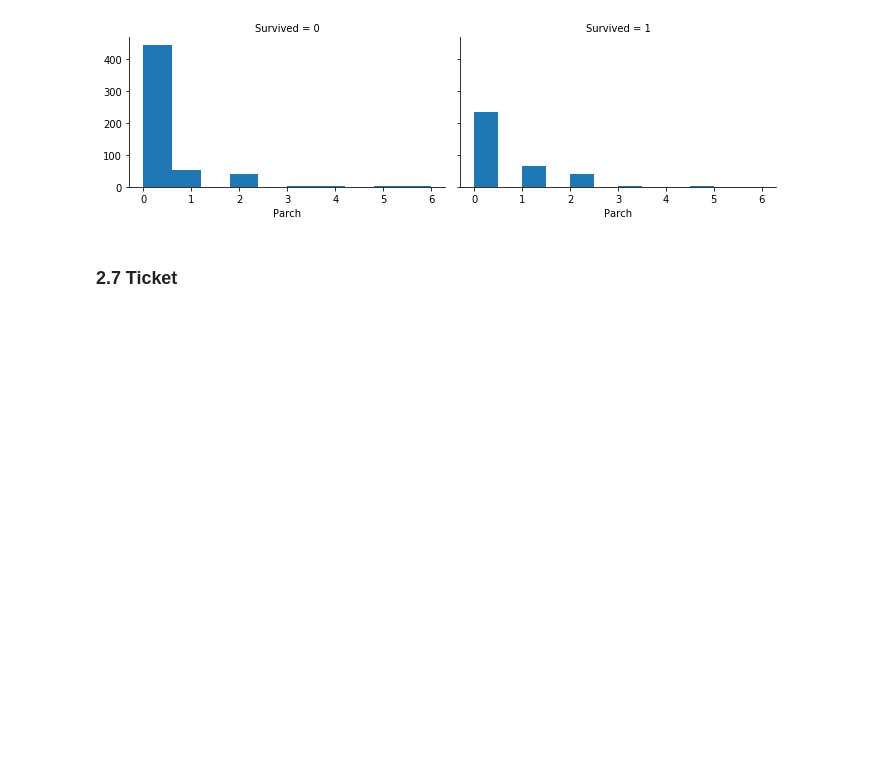
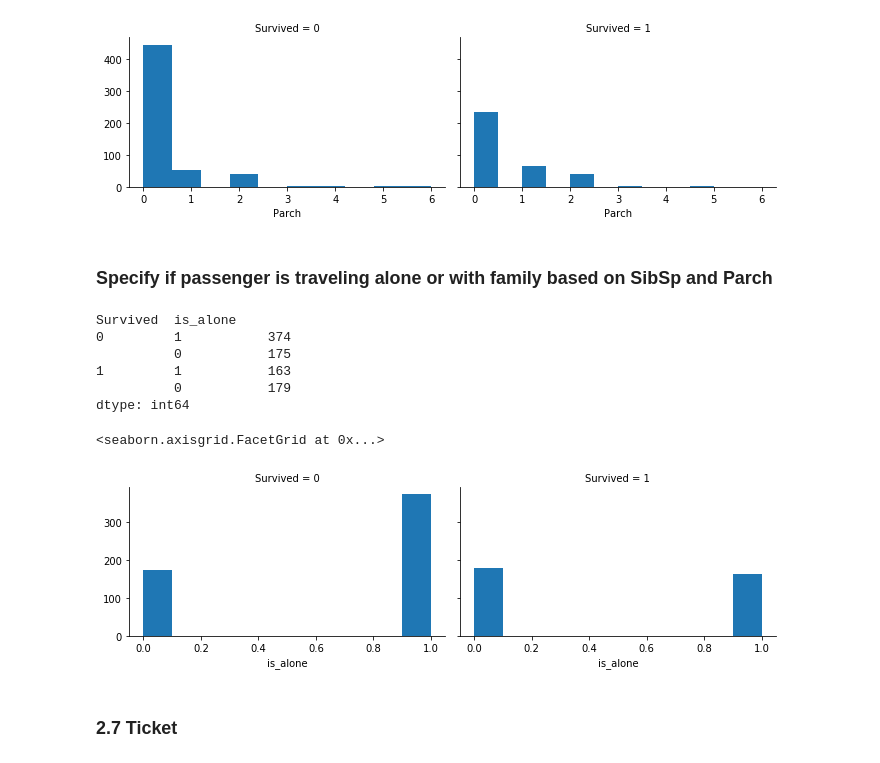
Before and after one commit to albert-kuc/Kaggle, a Jupyter notebook: Titanic/Getting Started with Titanic.ipynb, the cells around one changed output. Drawn from its saved outputs; the diff is of its cells as text; code cells hidden in the pictures; blank space fills up the shorter version.

```diff
--- a/Titanic/Getting Started with Titanic.ipynb
+++ b/Titanic/Getting Started with Titanic.ipynb
@@ -278,6 +329,0 @@ age_fillna_test2.loc[[5, 17, 19]]
-# %%
-# AGE HISTOGRAM PER PCLASS AND SURVIVED
-grid = sns.FacetGrid(age_fillna_test2, col='Survived', row='Pclass', height=3, aspect=1.6)
-bins = np.arange(0, 85, 1)
-grid.map(plt.hist, 'Age', bins=bins)
-grid.add_legend()
@@ -296,5 +344,0 @@ Name: Age, dtype: int64
-# %%
-# AGE HISTOGRAM PER SURVIVED RATE
-g = sns.FacetGrid(train_data, col='Survived', height=3, aspect=1.6)
-bins = np.arange(0, 85, 1)
-g.map(plt.hist, 'Age', bins=bins)
@@ -304,5 +344,0 @@ g.map(plt.hist, 'Age', bins=bins)
-# %%
-# AGE HISTOGRAM PER SURVIVED RATE
-g = sns.FacetGrid(age_fillna_test2, col='Survived', height=3, aspect=1.6)
-bins = np.arange(0, 85, 1)
-g.map(plt.hist, 'Age', bins=bins)
@@ -311,0 +347,12 @@ g.map(plt.hist, 'Age', bins=bins)
+# %%
+# ASSIGN AGE ATTRIBUTE INTO RANGE CATEGORIES AND DROP AGE
+def get_age_cat(dataset_):
+    dataset = dataset_.copy()
+    bins = np.arange(0, 100, 10)
+    labels = ['(00-10]', '(10-20]', '(20-30]', '(30-40]', '(40-50]', '(50-60]', '(60-70]', '(70-80]', '(80-90]']
+    dataset['Age_group'] = pd.cut(dataset['Age'], bins=bins, labels=labels)
+#     dataset.drop(['Age'], axis=1, inplace=True)
+    return dataset
+
+train_data_agefill = get_age_cat(train_data_agefill)
+train_data_agefill
@@ -327,6 +401,31 @@ grid.add_legend()
 # %% [output]
 <seaborn.axisgrid.FacetGrid at 0x...>
 [figure]
+# %% [markdown]
+### Specify if passenger is traveling alone or with family based on SibSp and Parch
+# %%
+def get_is_alone_cat(dataset):
+    bins = [-1, 0, 20] # two bins with 0 and non-0
+    labels=[1, 0] # 1 if alone
+    dataset['is_alone'] = pd.cut((dataset['SibSp']+dataset['Parch']), bins=bins, labels=labels)
+#     dataset.drop(['SibSp', 'Parch'], axis=1, inplace=True)
+
+get_is_alone_cat(train_data_agefill)
+train_data_agefill[['Survived', 'is_alone']].groupby(['Survived', 'is_alone']).size()
+# %% [output]
+Survived  is_alone
+0         1           374
+          0           175
+1         1           163
+          0           179
+dtype: int64
+# %%
+grid = sns.FacetGrid(train_data_agefill, col="Survived", height=3, aspect=1.6)
+grid.map(plt.hist, "is_alone")
+grid.add_legend()
+# %% [output]
+<seaborn.axisgrid.FacetGrid at 0x...>
+[figure, added]
 # %% [markdown]
 ### 2.7 Ticket
 # %%
```
Also changed, not shown: parts of 45 cells of this notebook.
